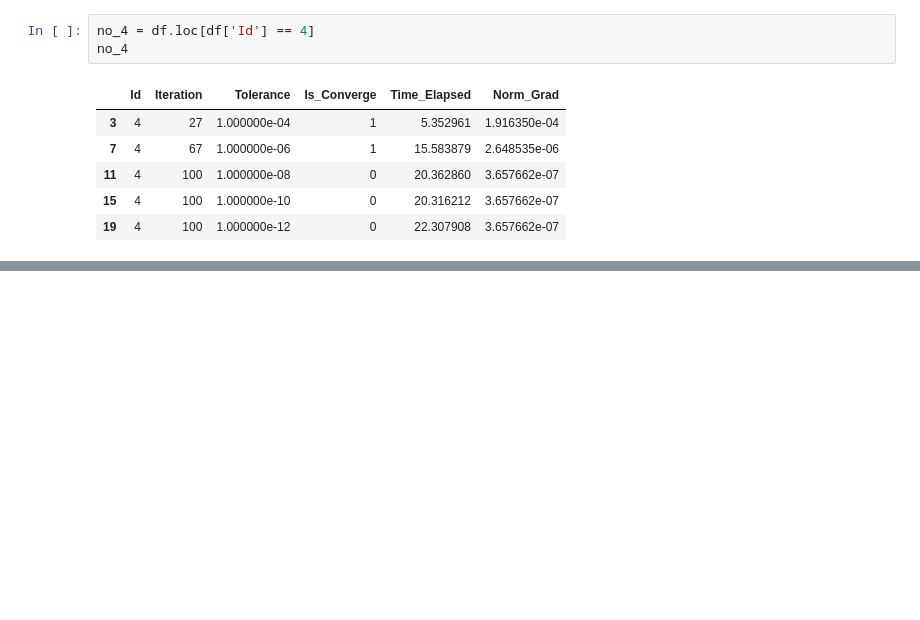
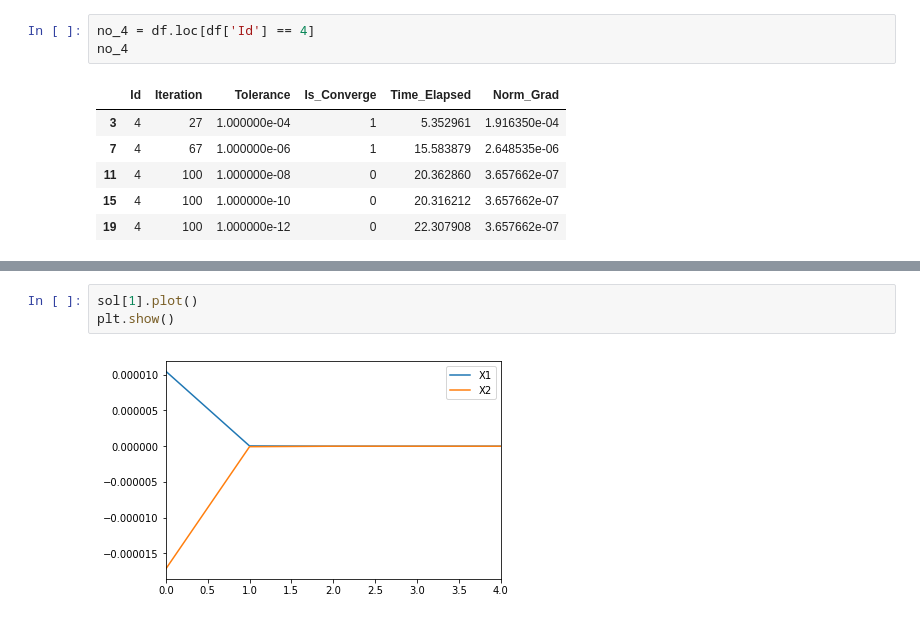
Before and after one commit to M46F/t3_anum, a Jupyter notebook: 1c/Laporan_Anum.ipynb, the cells around one changed output, grey strips where cells are left out. Drawn from its saved outputs; the diff is of its cells as text; blank space fills up the shorter version.

```diff
--- a/1c/Laporan_Anum.ipynb
+++ b/1c/Laporan_Anum.ipynb
@@ -42,0 +98,5 @@ no_4
+# %%
+sol[1].plot()
+plt.show()
+# %% [output]
+[figure, added]
```
Also changed, not shown: parts of 10 cells of this notebook, 6 other files.
